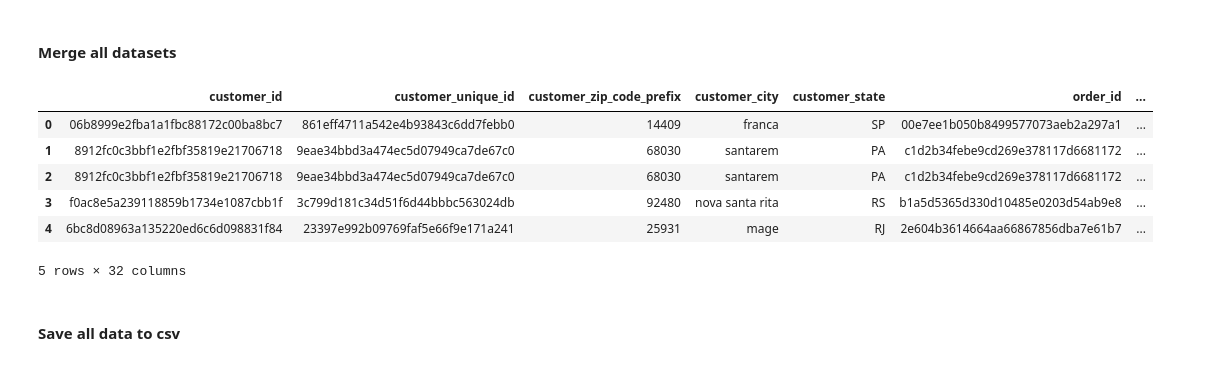
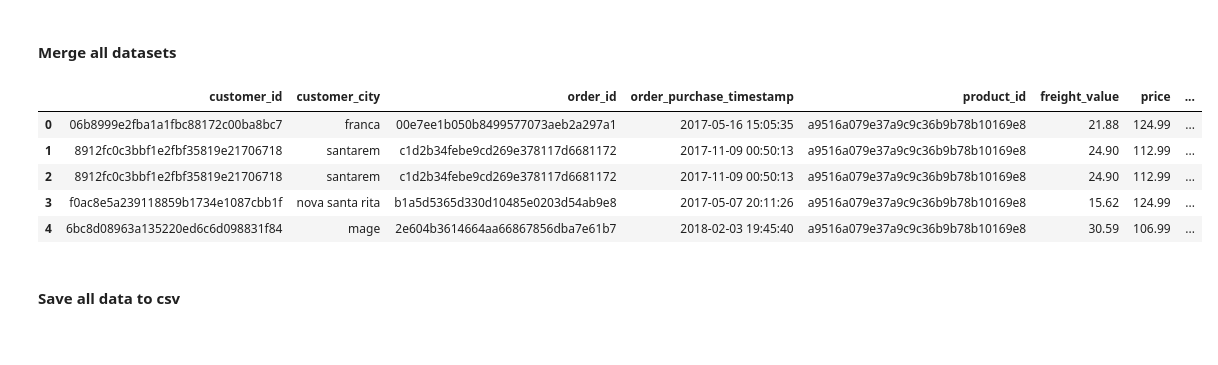
Before and after one commit to bayuik/analysis_data_e_commerce, a Jupyter notebook: e-commerce_analysis.ipynb, the cells around one changed output. Cells and saved outputs as stored; diff of their text form; code cells hidden in the pictures.

```diff
--- a/e-commerce_analysis.ipynb
+++ b/e-commerce_analysis.ipynb
@@ -189,6 +189,6 @@ customer_df.head()
 | 3 | b2b6027bc5c5109e529d4dc6358b12c3 | mogi das cruzes |
 | 4 | 4f2d8ab171c80ec8364f7c12e35b23ad | campinas |
 # %%
-orders_df = orders_dataset[['order_id', 'customer_id']]
+orders_df = orders_dataset[['order_id', 'customer_id', 'order_purchase_timestamp']]
 orders_df.head()
 # %% [output]
@@ -201,4 +201,4 @@ orders_df.head()
 # %%
-order_items_df = order_items_dataset[['order_id', 'product_id', 'freight_value']]
+order_items_df = order_items_dataset[['order_id', 'product_id', 'freight_value', 'price']]
 order_items_df.head()
 # %% [output]
@@ -231,19 +231,18 @@ products_df.head()
 # %% [markdown]
 #### Merge all datasets
 # %%
-df = pd.merge(customers_dataset, orders_dataset, on='customer_id')
-df = pd.merge(df, order_items_dataset, on='order_id')
-df = pd.merge(df, order_reviews_dataset, on='order_id')
-df = pd.merge(df, products_dataset, on='product_id')
+df = pd.merge(customer_df, orders_df, on='customer_id')
+df = pd.merge(df, order_items_df, on='order_id')
+df = pd.merge(df, order_reviews_df, on='order_id')
+df = pd.merge(df, products_df, on='product_id')
 df.head()
 # %% [output]
-|  | customer_id | customer_unique_id | customer_zip_code_prefix | customer_city | customer_state | order_id | ... |
-| 0 | 06b8999e2fba1a1fbc88172c00ba8bc7 | 861eff4711a542e4b93843c6dd7febb0 | 14409 | franca | SP | 00e7ee1b050b8499577073aeb2a297a1 | ... |
-| 1 | 8912fc0c3bbf1e2fbf35819e21706718 | 9eae34bbd3a474ec5d07949ca7de67c0 | 68030 | santarem | PA | c1d2b34febe9cd269e378117d6681172 | ... |
-| 2 | 8912fc0c3bbf1e2fbf35819e21706718 | 9eae34bbd3a474ec5d07949ca7de67c0 | 68030 | santarem | PA | c1d2b34febe9cd269e378117d6681172 | ... |
-| 3 | f0ac8e5a239118859b1734e1087cbb1f | 3c799d181c34d51f6d44bbbc563024db | 92480 | nova santa rita | RS | b1a5d5365d330d10485e0203d54ab9e8 | ... |
-| 4 | 6bc8d08963a135220ed6c6d098831f84 | 23397e992b09769faf5e66f9e171a241 | 25931 | mage | RJ | 2e604b3614664aa66867856dba7e61b7 | ... |
+|  | customer_id | customer_city | order_id | order_purchase_timestamp | product_id | freight_value | price | ... |
+| 0 | 06b8999e2fba1a1fbc88172c00ba8bc7 | franca | 00e7ee1b050b8499577073aeb2a297a1 | 2017-05-16 15:05:35 | a9516a079e37a9c9c36b9b78b10169e8 | 21.88 | 124.99 | ... |
+| 1 | 8912fc0c3bbf1e2fbf35819e21706718 | santarem | c1d2b34febe9cd269e378117d6681172 | 2017-11-09 00:50:13 | a9516a079e37a9c9c36b9b78b10169e8 | 24.90 | 112.99 | ... |
+| 2 | 8912fc0c3bbf1e2fbf35819e21706718 | santarem | c1d2b34febe9cd269e378117d6681172 | 2017-11-09 00:50:13 | a9516a079e37a9c9c36b9b78b10169e8 | 24.90 | 112.99 | ... |
+| 3 | f0ac8e5a239118859b1734e1087cbb1f | nova santa rita | b1a5d5365d330d10485e0203d54ab9e8 | 2017-05-07 20:11:26 | a9516a079e37a9c9c36b9b78b10169e8 | 15.62 | 124.99 | ... |
+| 4 | 6bc8d08963a135220ed6c6d098831f84 | mage | 2e604b3614664aa66867856dba7e61b7 | 2018-02-03 19:45:40 | a9516a079e37a9c9c36b9b78b10169e8 | 30.59 | 106.99 | ... |
-5 rows × 32 columns
 # %% [markdown]
 #### Save all data to csv
 # %%
```
Also changed, not shown: parts of 8 cells of this notebook, 6 other files.
